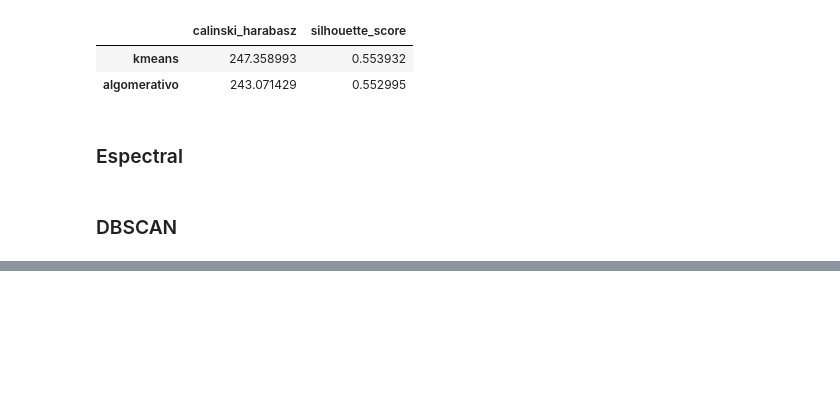
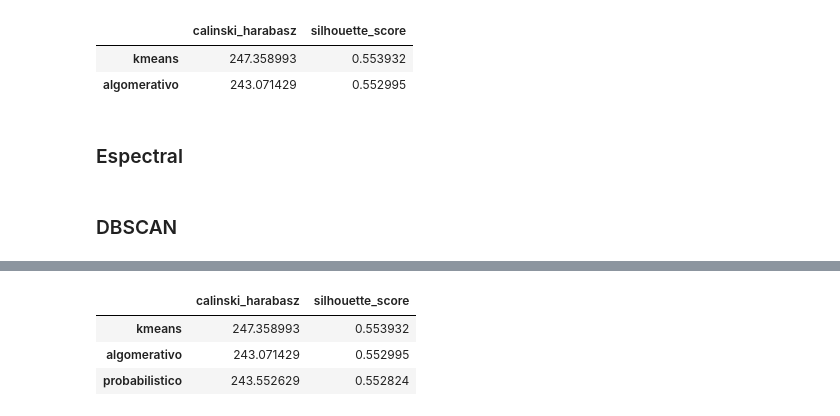
Before and after one commit to jignacioh/ActividadAprendizaNoSupervisado, a Jupyter notebook: Kmeanss_mall.ipynb, the cells around one changed output, grey strips where cells are left out. Cells and saved outputs as stored; diff of their text form; code cells hidden in the pictures; blank space fills up the shorter version.

```diff
--- a/Kmeanss_mall.ipynb
+++ b/Kmeanss_mall.ipynb
@@ -117,0 +136,8 @@ df
+# %%
+df.loc['probabilistico'] = [calinski_harabasz_score(Dx, Dy_probabilistico),silhouette_score(Dx,Dy_probabilistico) ]
+df
+# %% [output]
+|  | calinski_harabasz | silhouette_score |
+| kmeans | 247.358993 | 0.553932 |
+| algomerativo | 243.071429 | 0.552995 |
+| probabilistico | 243.552629 | 0.552824 |
```
Also changed, not shown: parts of 2 cells of this notebook.
